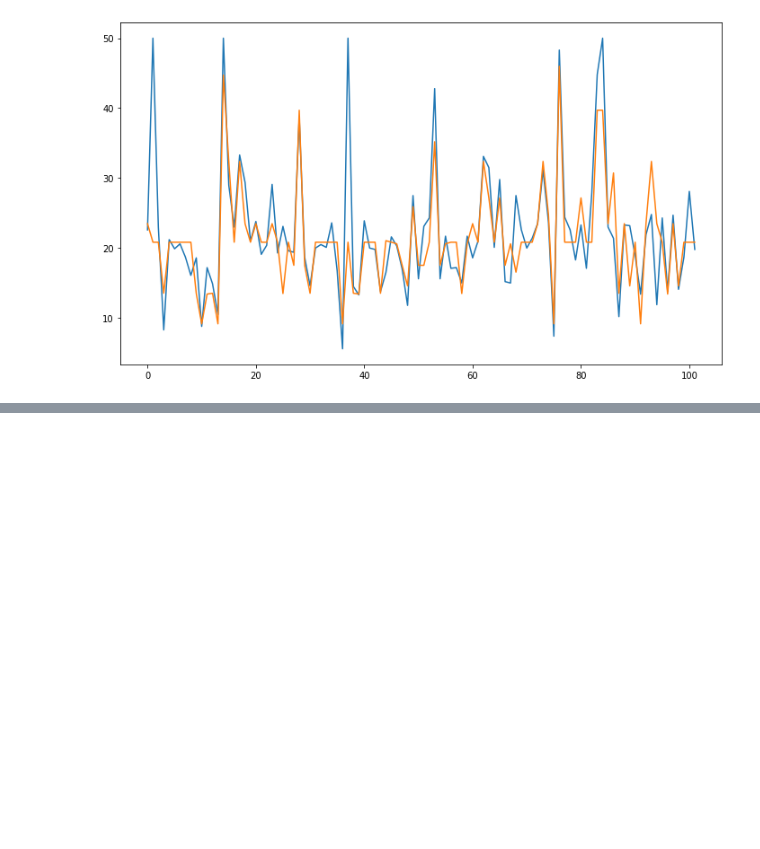
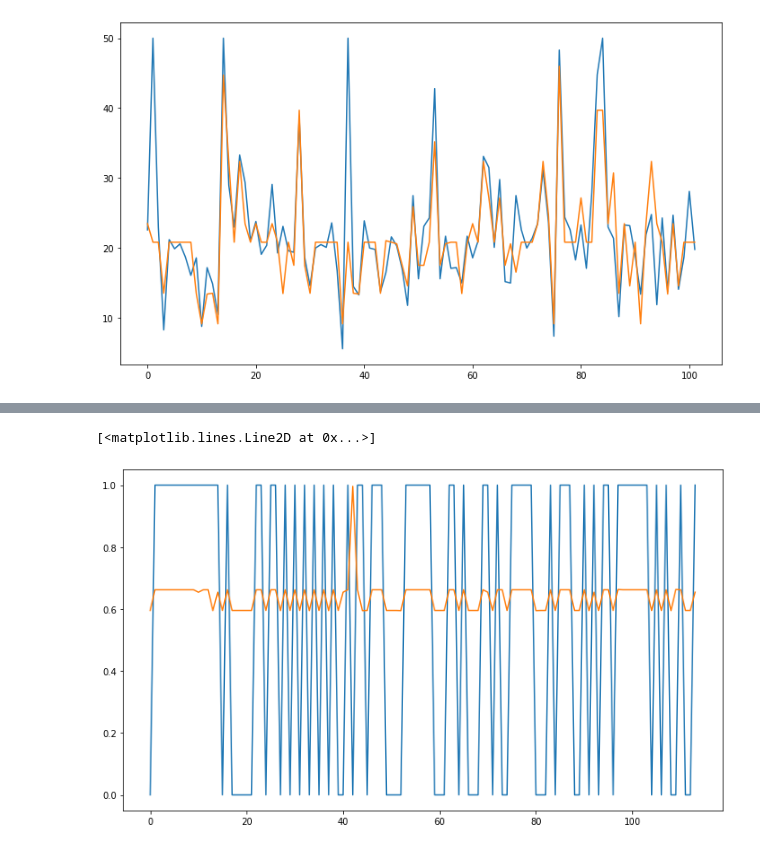
Before and after one commit to hzn18/TreeModel, a Jupyter notebook: debug_tree.ipynb, the cells around one changed output, grey strips where cells are left out. Drawn from its saved outputs; the diff is of its cells as text; code cells hidden in the pictures; blank space fills up the shorter version.

Commit message:
feat: finish gbdt classifier

```diff
--- a/Untitled.ipynb
+++ b/debug_tree.ipynb
@@ -74,0 +79,6 @@ plt.plot(X_test_df.index, y_pred)
+# %%
+X_train, X_test, y_train, y_test = train_test_split(X, y, test_size=0.2, random_state=0)
+X_train_df = pd.DataFrame(X_train, columns=feature_name)
+y_train_df = pd.Series(y_train)
+print(X_train_df.head(5))
+print(y_train_df.head(5))
@@ -74,0 +103,17 @@ plt.plot(X_test_df.index, y_pred)
+# %%
+model = GradientBoostingClassifier(3,4)
+model.fit(X_train_df, y_train_df)
+# %%
+X_test_df = pd.DataFrame(X_test, columns=feature_name)
+y_test_df = pd.Series(y_test)
+# %%
+y_pred = model.predict(X_test_df)
+# %%
+import matplotlib.pyplot as plt
+
+plt.figure(figsize=(12,7))
+plt.plot(X_test_df.index, y_test_df.values)
+plt.plot(X_test_df.index, y_pred)
+# %% [output]
+[<matplotlib.lines.Line2D at 0x...>]
+[figure, added]
```
Also changed, not shown: parts of 5 cells of this notebook, 5 other files.
